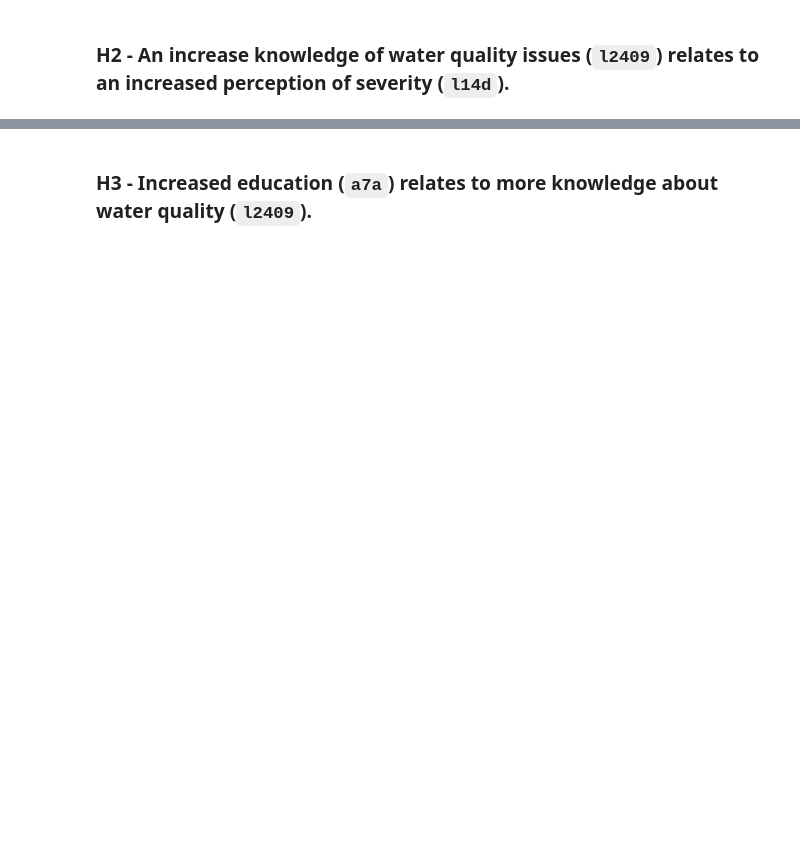
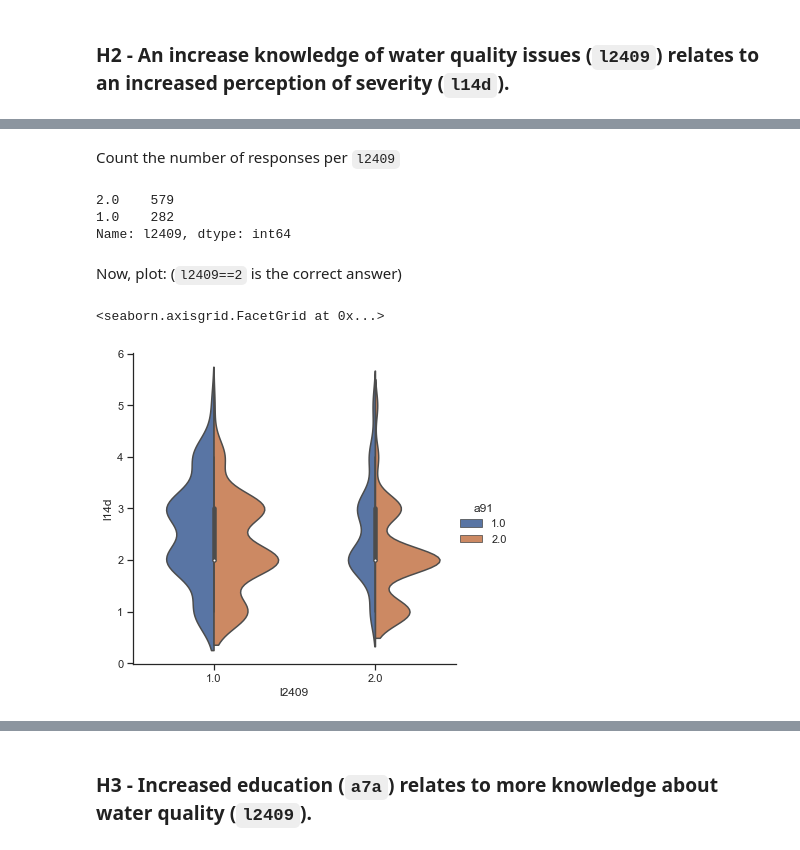
Before and after one commit to wrynearson/china-water, a Jupyter notebook: src/thesis_analysis_pure.ipynb, the cells around one changed output, grey strips where cells are left out. Cells and saved outputs as stored; diff of their text form; code cells hidden in the pictures; blank space fills up the shorter version.

```diff
--- a/src/thesis_analysis_pure.ipynb
+++ b/src/thesis_analysis_pure.ipynb
@@ -115,0 +151,3 @@ sns.lmplot(
+# %%
+cgss_wq_l14d_l2409 = cgss_wq_l14d[cgss_wq_l14d["l2409"]>0]
+cgss_wq_l14d_l2409 = cgss_wq_l14d_l2409[cgss_wq_l14d_l2409["l2409"]<3]
@@ -115,0 +162,23 @@ sns.lmplot(
+# %% [markdown]
+Count the number of responses per `l2409`
+# %%
+cgss_wq_l14d_l2409["l2409"].value_counts()
+# %% [output]
+2.0    579
+1.0    282
+Name: l2409, dtype: int64
+# %% [markdown]
+Now, plot: (`l2409==2` is the correct answer)
+# %%
+sns.catplot(
+    data=cgss_wq_l14d_l2409,
+    x = 'l2409',
+    y = 'l14d',
+    hue='a91',
+    split=True,
+    kind='violin',
+    scale='count',
+    )
+# %% [output]
+<seaborn.axisgrid.FacetGrid at 0x...>
+[figure, added]
```
Also changed, not shown: parts of 39 cells of this notebook, 3 other files.
